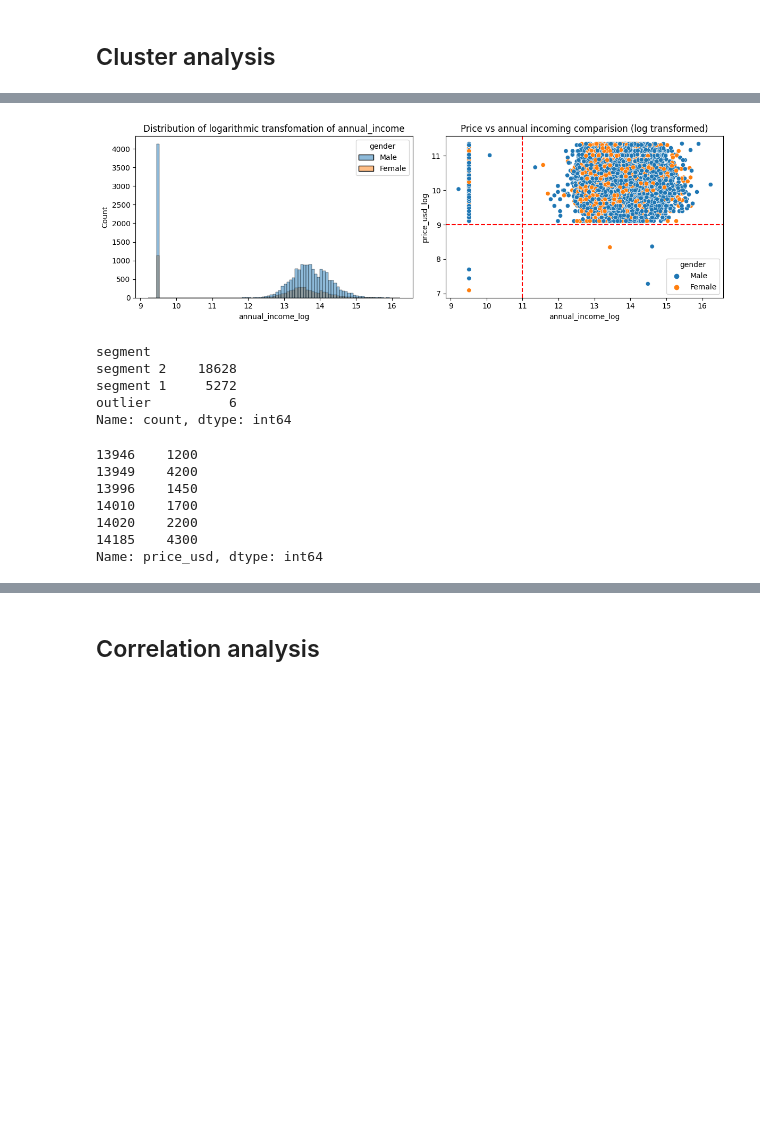
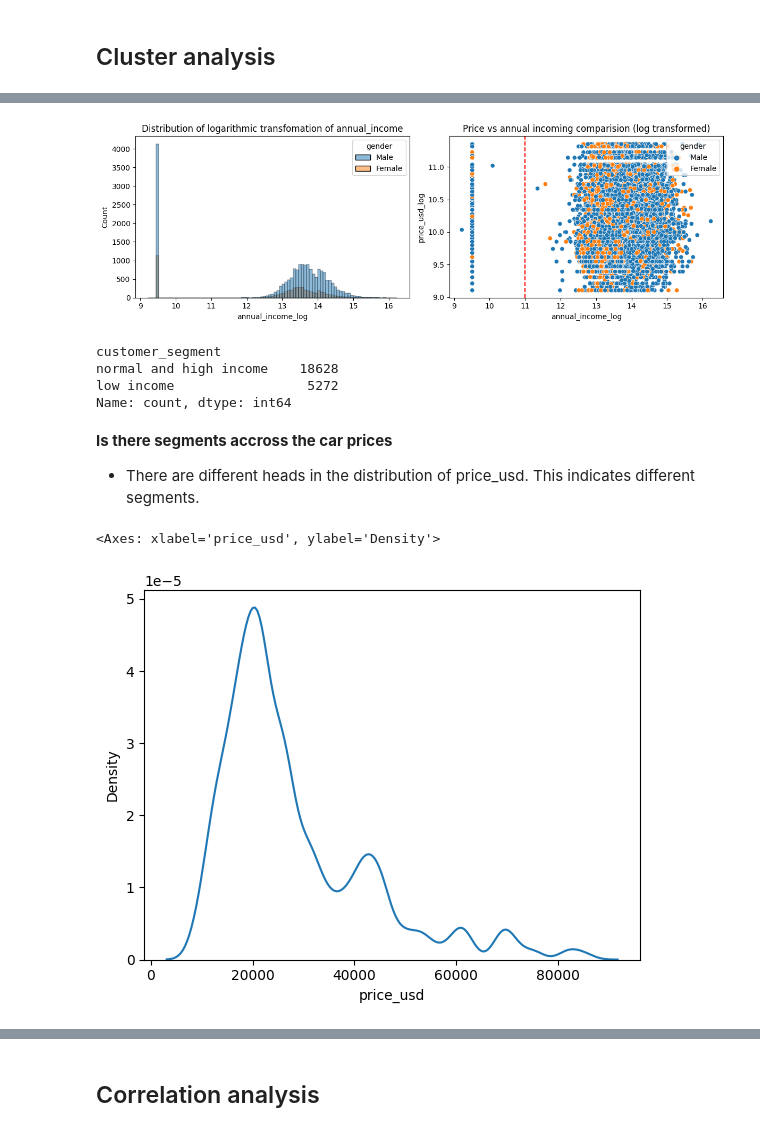
Before and after one commit to emremidilli/Car-Insurance-Risk-Forecasting, a Jupyter notebook: notebooks/02_exploratory_data_analysis.ipynb, the cells around one changed output, grey strips where cells are left out. Saved outputs shown, nothing was run; the diff lists cells and outputs as text; code cells hidden in the pictures; blank space fills up the shorter version.

```diff
--- a/notebooks/02_exploratory_data_analysis.ipynb
+++ b/notebooks/02_exploratory_data_analysis.ipynb
@@ -62,46 +84,41 @@ g = sns.scatterplot(
 g.set_title('Price vs annual incoming comparision (log transformed)')
 
 g.axvline(11, color='red', linestyle='--')
-g.axhline(9, color='red', linestyle='--')
 
 plt.tight_layout()
 # %% [output]
-[figure, old version]
+[figure, new version]
 # %%
 # set segment feature
 ix = df\
     .query('annual_income_log <= 11')\
     .query('price_usd_log >= 9')\
     .index
-prep_data.loc[ix, 'segment'] = 'segment 1'
+prep_data.loc[ix, 'customer_segment'] = 'low income'
 
 ix = df\
     .query('annual_income_log > 11')\
     .query('price_usd_log >= 9')\
     .index
-prep_data.loc[ix, 'segment'] = 'segment 2'
+prep_data.loc[ix, 'customer_segment'] = 'normal and high income'
 
 ix = df\
     .query('price_usd_log < 9')\
     .index
-prep_data.loc[ix, 'segment'] = 'outlier'
+prep_data.loc[ix, 'customer_segment'] = 'outlier'
 
-prep_data.loc[:, 'segment'].value_counts(dropna=False)
+prep_data.loc[:, 'customer_segment'].value_counts(dropna=False)
 # %% [output]
-segment
-segment 2    18628
-segment 1     5272
-outlier          6
+customer_segment
+normal and high income    18628
+low income                 5272
 Name: count, dtype: int64
-# %%
-prep_data\
-    .query('segment == "outlier"')\
-    .loc[:, 'price_usd']
-# %% [output]
-13946    1200
-13949    4200
-13996    1450
-14010    1700
-14020    2200
-14185    4300
-Name: price_usd, dtype: int64
+# %% [markdown]
+**Is there segments accross the car prices**
+* There are different heads in the distribution of price_usd. This indicates different segments.
+# %%
+df = prep_data.copy()
+sns.kdeplot(df, x='price_usd')
+# %% [output]
+<Axes: xlabel='price_usd', ylabel='Density'>
+[figure, added]
```
Also changed, not shown: parts of 20 cells of this notebook, 1 other file.
